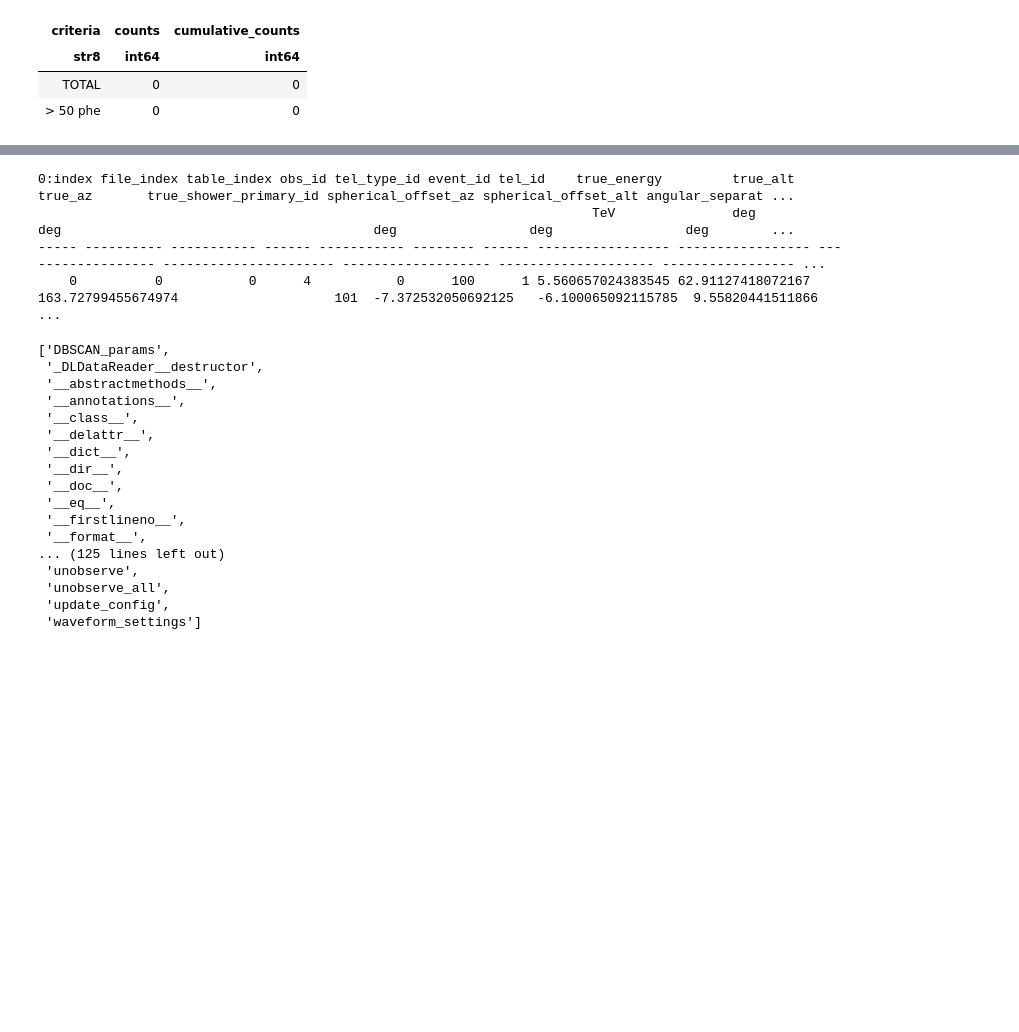
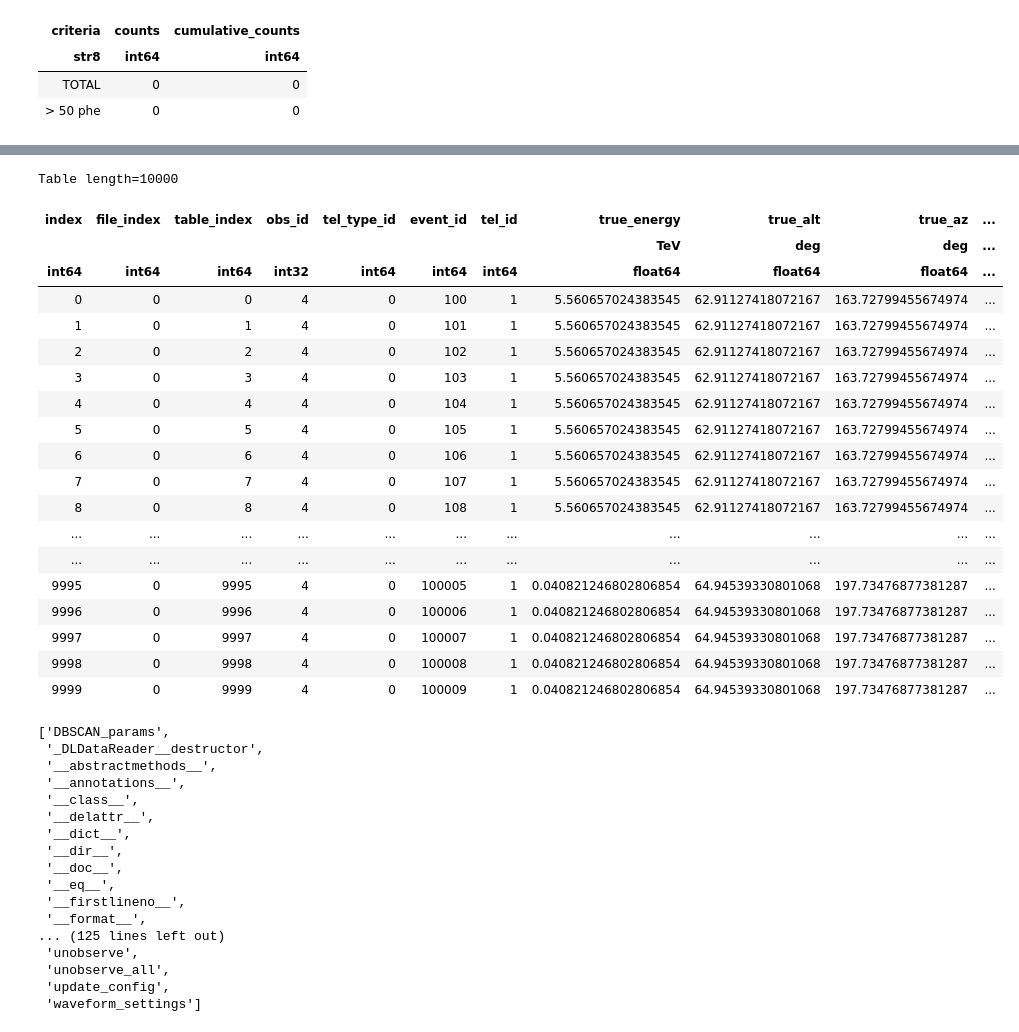
Before and after one commit to cta-observatory/dl1-data-handler, a Jupyter notebook: notebooks/test_r1_reader.ipynb, the cells around one changed output, grey strips where cells are left out. Cells and saved outputs as stored; diff of their text form; code cells hidden in the pictures; blank space fills up the shorter version.

```diff
--- a/notebooks/test_r1_reader.ipynb
+++ b/notebooks/test_r1_reader.ipynb
@@ -30,13 +53,26 @@ reader.quality_query
 # %%
-description = reader.example_identifiers
-for pos, desc in enumerate(description):
-     print(f"{pos}:{desc}")
-     break
+reader.example_identifiers
 # %% [output]
-0:index file_index table_index obs_id tel_type_id event_id tel_id    true_energy         true_alt          true_az       true_shower_primary_id spherical_offset_az spherical_offset_alt angular_separat ...
-                                                                       TeV               deg               deg                                        deg                 deg                 deg        ...
------ ---------- ----------- ------ ----------- -------- ------ ----------------- ----------------- ------------------ ---------------------- ------------------- -------------------- ----------------- ...
-    0          0           0      4           0      100      1 5.560657024383545 62.91127418072167 163.72799455674974                    101  -7.372532050692125   -6.100065092115785  9.55820441511866 ...
+Table length=10000
+| index | file_index | table_index | obs_id | tel_type_id | event_id | tel_id | true_energy | true_alt | true_az | ... |
+|  |  |  |  |  |  |  | TeV | deg | deg | ... |
+| int64 | int64 | int64 | int32 | int64 | int64 | int64 | float64 | float64 | float64 | ... |
+| 0 | 0 | 0 | 4 | 0 | 100 | 1 | 5.560657024383545 | 62.91127418072167 | 163.72799455674974 | ... |
+| 1 | 0 | 1 | 4 | 0 | 101 | 1 | 5.560657024383545 | 62.91127418072167 | 163.72799455674974 | ... |
+| 2 | 0 | 2 | 4 | 0 | 102 | 1 | 5.560657024383545 | 62.91127418072167 | 163.72799455674974 | ... |
+| 3 | 0 | 3 | 4 | 0 | 103 | 1 | 5.560657024383545 | 62.91127418072167 | 163.72799455674974 | ... |
+| 4 | 0 | 4 | 4 | 0 | 104 | 1 | 5.560657024383545 | 62.91127418072167 | 163.72799455674974 | ... |
+| 5 | 0 | 5 | 4 | 0 | 105 | 1 | 5.560657024383545 | 62.91127418072167 | 163.72799455674974 | ... |
+| 6 | 0 | 6 | 4 | 0 | 106 | 1 | 5.560657024383545 | 62.91127418072167 | 163.72799455674974 | ... |
+| 7 | 0 | 7 | 4 | 0 | 107 | 1 | 5.560657024383545 | 62.91127418072167 | 163.72799455674974 | ... |
+| 8 | 0 | 8 | 4 | 0 | 108 | 1 | 5.560657024383545 | 62.91127418072167 | 163.72799455674974 | ... |
+| ... | ... | ... | ... | ... | ... | ... | ... | ... | ... | ... |
+| ... | ... | ... | ... | ... | ... | ... | ... | ... | ... | ... |
+| 9995 | 0 | 9995 | 4 | 0 | 100005 | 1 | 0.040821246802806854 | 64.94539330801068 | 197.73476877381287 | ... |
+| 9996 | 0 | 9996 | 4 | 0 | 100006 | 1 | 0.040821246802806854 | 64.94539330801068 | 197.73476877381287 | ... |
+| 9997 | 0 | 9997 | 4 | 0 | 100007 | 1 | 0.040821246802806854 | 64.94539330801068 | 197.73476877381287 | ... |
+| 9998 | 0 | 9998 | 4 | 0 | 100008 | 1 | 0.040821246802806854 | 64.94539330801068 | 197.73476877381287 | ... |
+| 9999 | 0 | 9999 | 4 | 0 | 100009 | 1 | 0.040821246802806854 | 64.94539330801068 | 197.73476877381287 | ... |
 # %%
 dir(reader)
 # %% [output]
```
Also changed, not shown: parts of 5 cells of this notebook, 2 other files.
